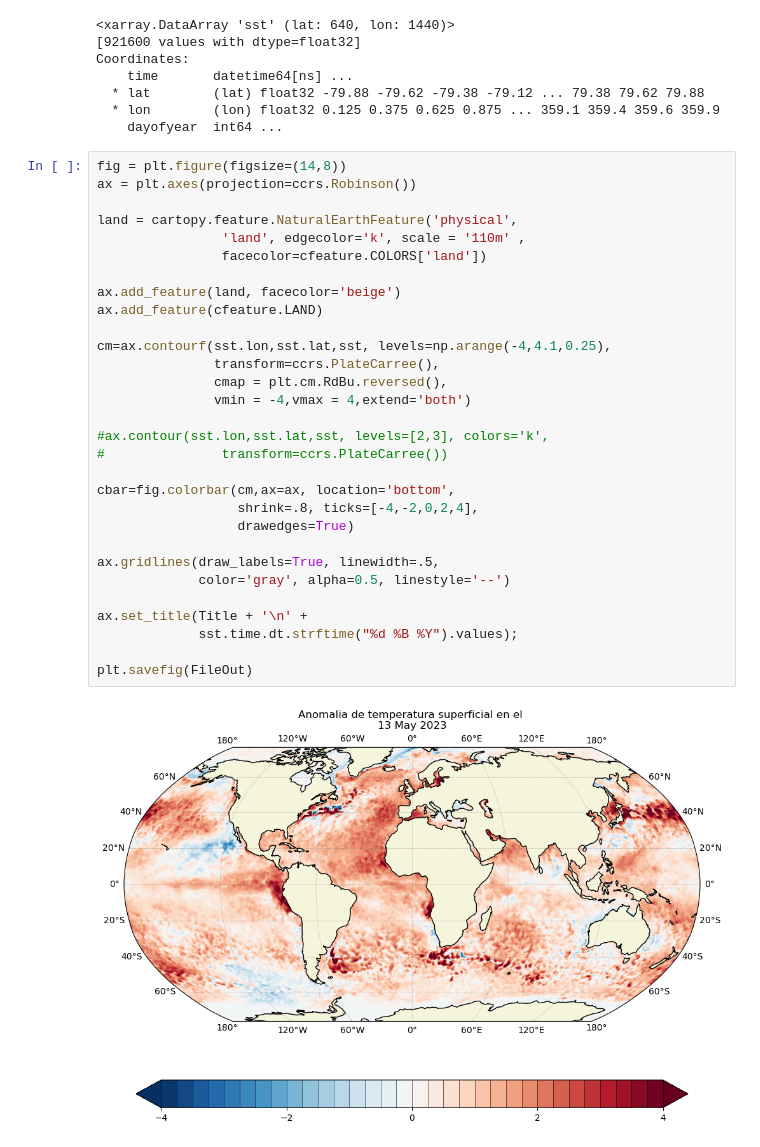
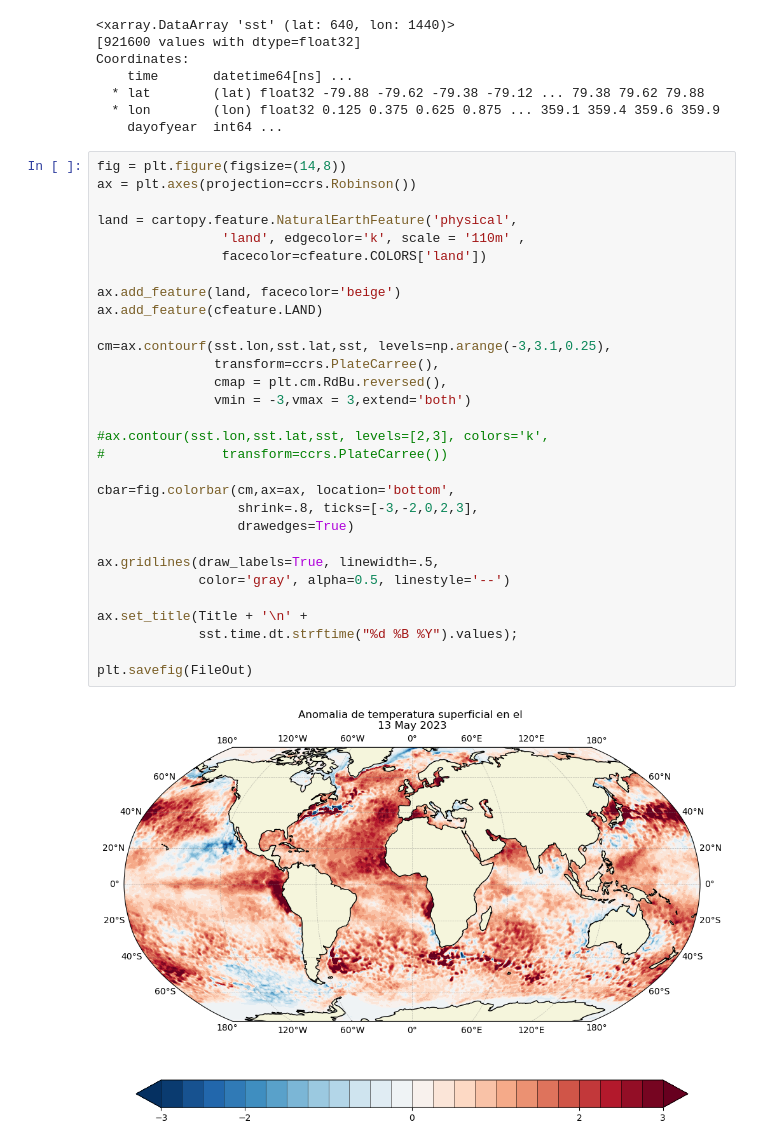
Before and after one commit to PedroVelez/SSTGlobalAnalysis, a Jupyter notebook: Prueba_mapaAnomalias.ipynb, the cells around one changed output. Drawn from its saved outputs; the diff is of its cells as text.

```diff
--- a/Prueba_mapaAnomalias.ipynb
+++ b/Prueba_mapaAnomalias.ipynb
@@ -37,32 +37,32 @@ Coordinates:
 # %%
 fig = plt.figure(figsize=(14,8))
 ax = plt.axes(projection=ccrs.Robinson())
 
 land = cartopy.feature.NaturalEarthFeature('physical',
                 'land', edgecolor='k', scale = '110m' ,
                 facecolor=cfeature.COLORS['land'])
 
 ax.add_feature(land, facecolor='beige')
 ax.add_feature(cfeature.LAND)
 
-cm=ax.contourf(sst.lon,sst.lat,sst, levels=np.arange(-4,4.1,0.25),
+cm=ax.contourf(sst.lon,sst.lat,sst, levels=np.arange(-3,3.1,0.25),
                transform=ccrs.PlateCarree(),
                cmap = plt.cm.RdBu.reversed(),
-               vmin = -4,vmax = 4,extend='both')
+               vmin = -3,vmax = 3,extend='both')
 
 #ax.contour(sst.lon,sst.lat,sst, levels=[2,3], colors='k',
 #               transform=ccrs.PlateCarree())
 
 cbar=fig.colorbar(cm,ax=ax, location='bottom',
-                  shrink=.8, ticks=[-4,-2,0,2,4],
+                  shrink=.8, ticks=[-3,-2,0,2,3],
                   drawedges=True)
 
 ax.gridlines(draw_labels=True, linewidth=.5,
              color='gray', alpha=0.5, linestyle='--')
 
 ax.set_title(Title + '\n' +
              sst.time.dt.strftime("%d %B %Y").values);
 
 plt.savefig(FileOut)
 # %% [output]
-[figure, old version]
+[figure, new version]
```
Also changed, not shown: 6 other files.
